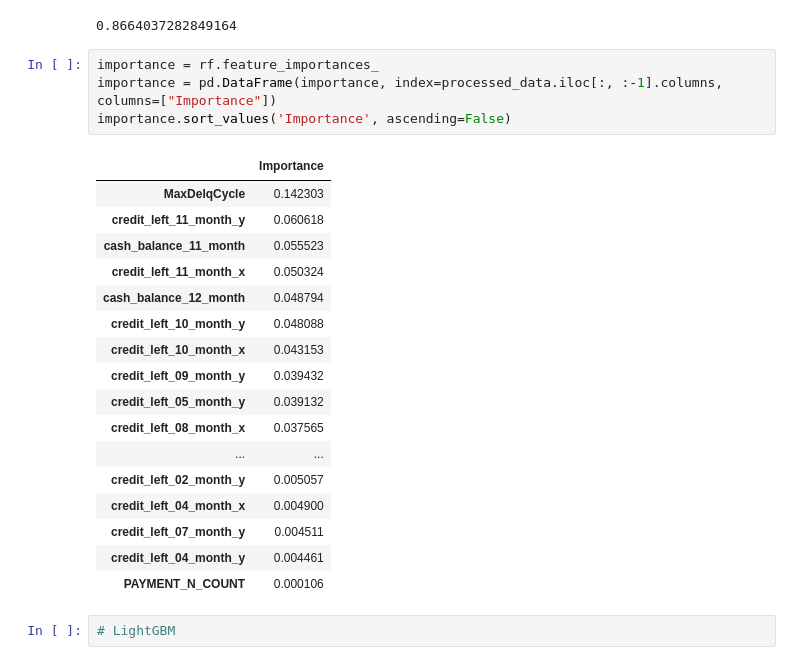
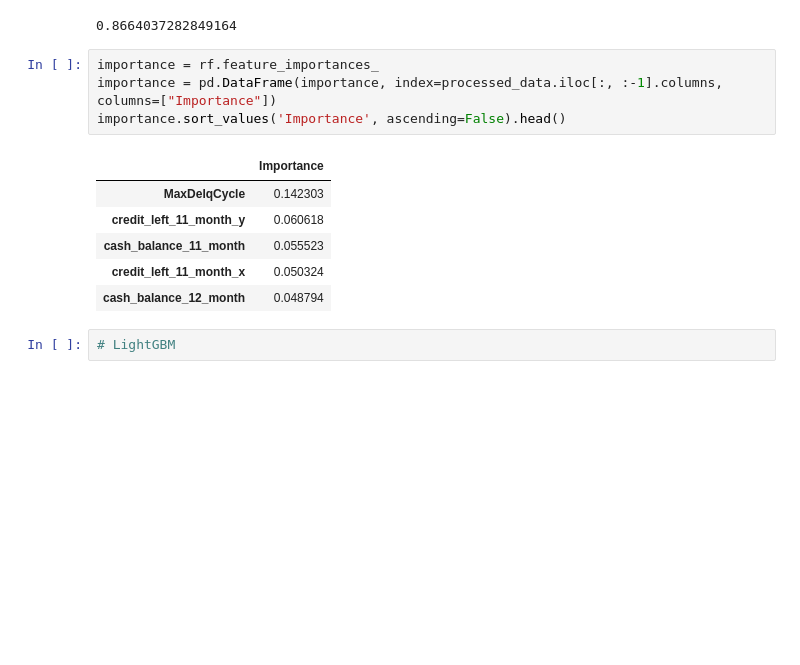
Before and after one commit to tonytontian/Data_Cup_Hello_Team, a Jupyter notebook: code/model_test.ipynb, the cells around one changed output. Saved outputs shown, nothing was run; the diff lists cells and outputs as text; blank space fills up the shorter version.

```diff
--- a/code/model_test.ipynb
+++ b/code/model_test.ipynb
@@ -267,25 +267,14 @@ roc_auc_score(predict_rf, y_test)
 # %%
 importance = rf.feature_importances_
 importance = pd.DataFrame(importance, index=processed_data.iloc[:, :-1].columns, columns=["Importance"])
-importance.sort_values('Importance', ascending=False)
+importance.sort_values('Importance', ascending=False).head()
 # %% [output]
 |  | Importance |
 | MaxDelqCycle | 0.142303 |
 | credit_left_11_month_y | 0.060618 |
 | cash_balance_11_month | 0.055523 |
 | credit_left_11_month_x | 0.050324 |
 | cash_balance_12_month | 0.048794 |
-| credit_left_10_month_y | 0.048088 |
-| credit_left_10_month_x | 0.043153 |
-| credit_left_09_month_y | 0.039432 |
-| credit_left_05_month_y | 0.039132 |
-| credit_left_08_month_x | 0.037565 |
-| ... | ... |
-| credit_left_02_month_y | 0.005057 |
-| credit_left_04_month_x | 0.004900 |
-| credit_left_07_month_y | 0.004511 |
-| credit_left_04_month_y | 0.004461 |
-| PAYMENT_N_COUNT | 0.000106 |
 # %%
 # LightGBM
 # %%
```
Also changed, not shown: parts of 6 cells of this notebook, 1 other file.
